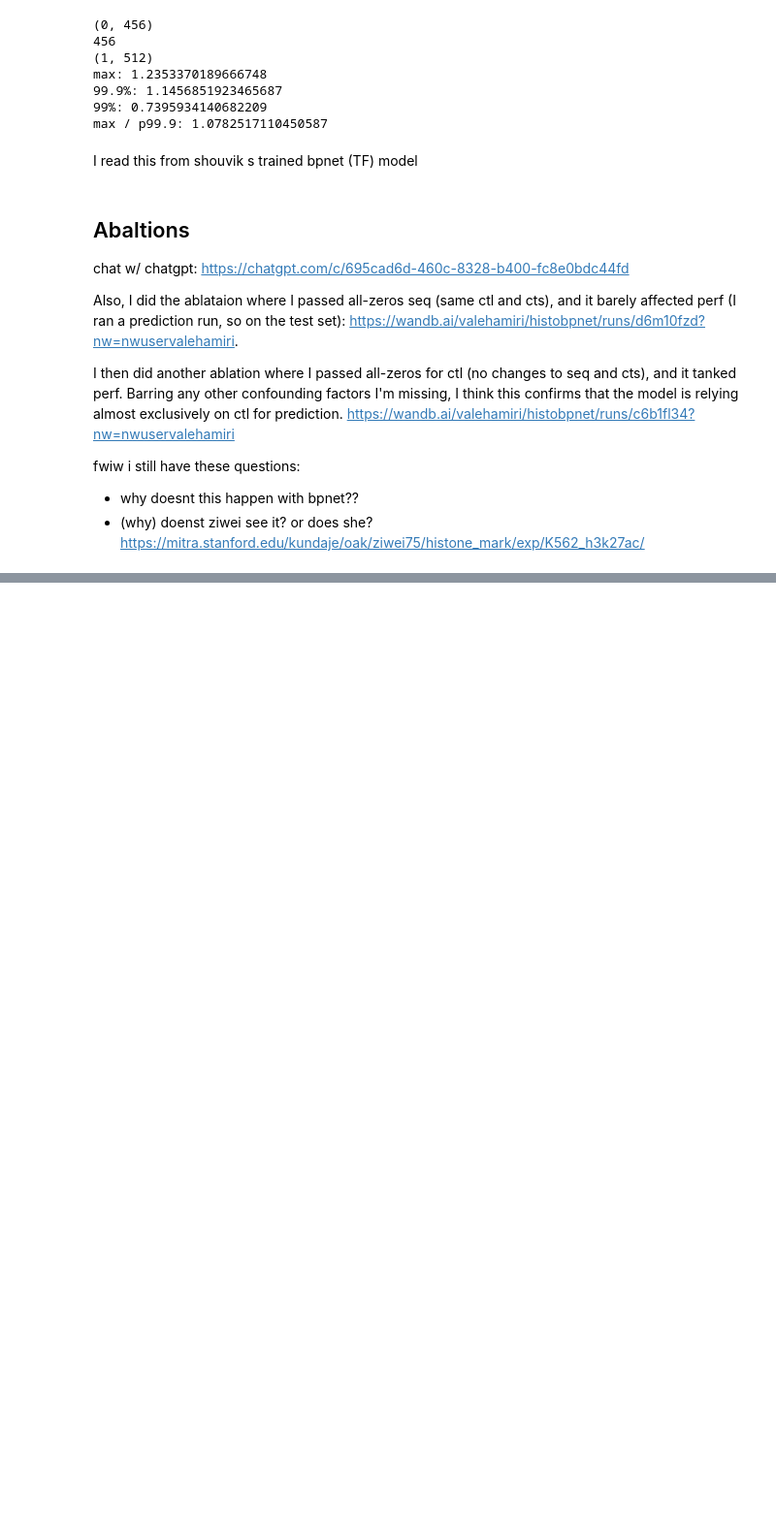
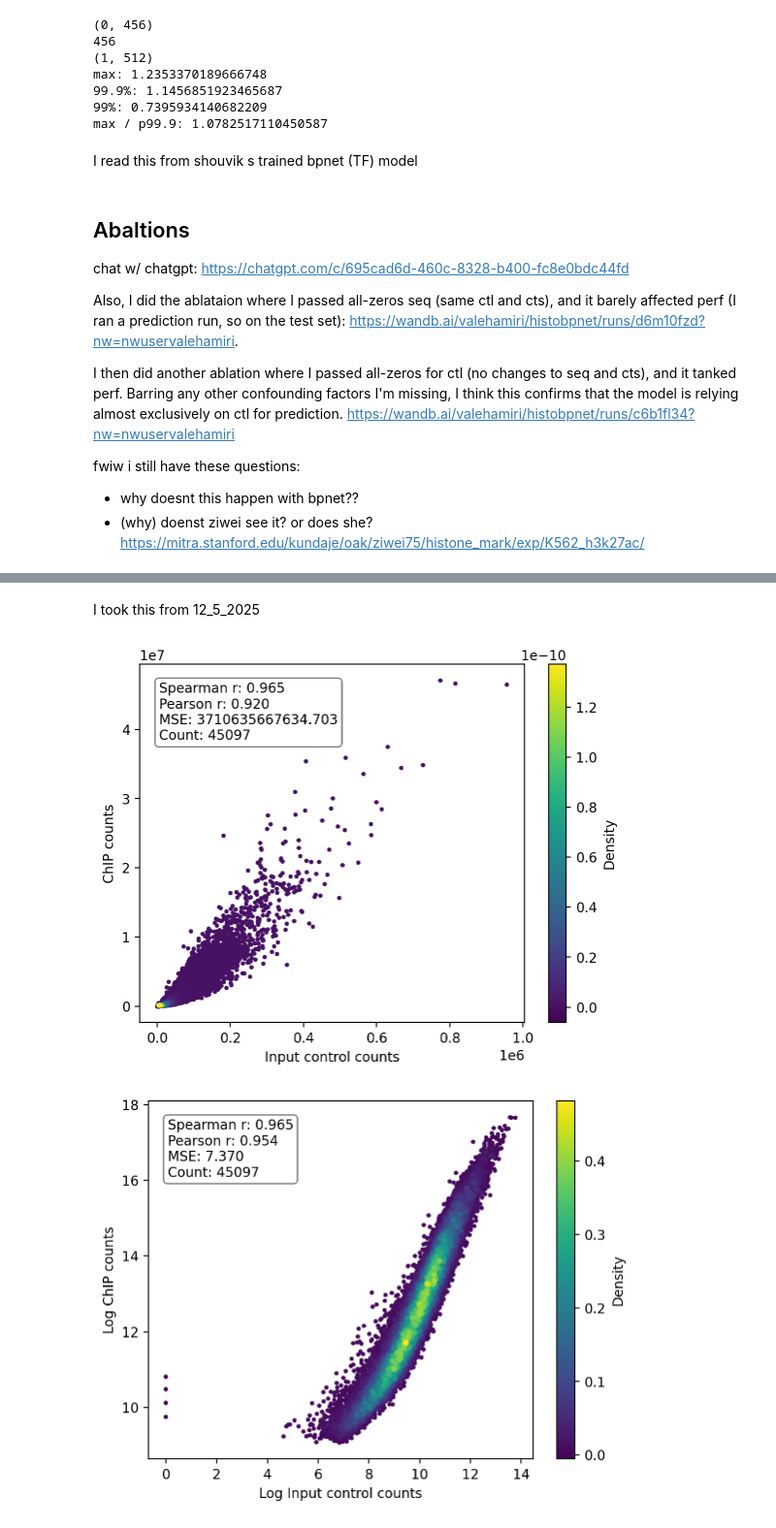
Before and after one commit to kundajelab/histobpnet, a Jupyter notebook: experiments/valeh/notebooks/1_5_2026.ipynb, the cells around one changed output, grey strips where cells are left out. Shown at 97% size. Drawn from its saved outputs; the diff is of its cells as text; code cells hidden in the pictures; blank space fills up the shorter version.

```diff
--- a/experiments/valeh/notebooks/1_5_2026.ipynb
+++ b/experiments/valeh/notebooks/1_5_2026.ipynb
@@ -431,0 +474,2 @@ fwiw i still have these questions:
+# %% [markdown]
+I took this from 12_5_2025
@@ -431,0 +525,14 @@ fwiw i still have these questions:
+# %%
+chip_cts = np.array([v[0] for v in chip_cts]).squeeze()
+inputc_cts = np.array([v[0] for v in inputc_cts]).squeeze()
+
+# plot chip_cts vs inputc_cts
+density_scatter(inputc_cts, chip_cts, "Input control counts", "ChIP counts", s=5, bins=200, incl_stats=True)
+plt.show()
+
+# plot log chip_cts vs log inputc_cts
+density_scatter(np.log1p(inputc_cts), np.log1p(chip_cts), "Log Input control counts", "Log ChIP counts", s=5, bins=200, incl_stats=True)
+plt.show()
+# %% [output]
+[figure, added]
+[figure, added]
```
Also changed, not shown: parts of 12 cells of this notebook, 9 other files.
